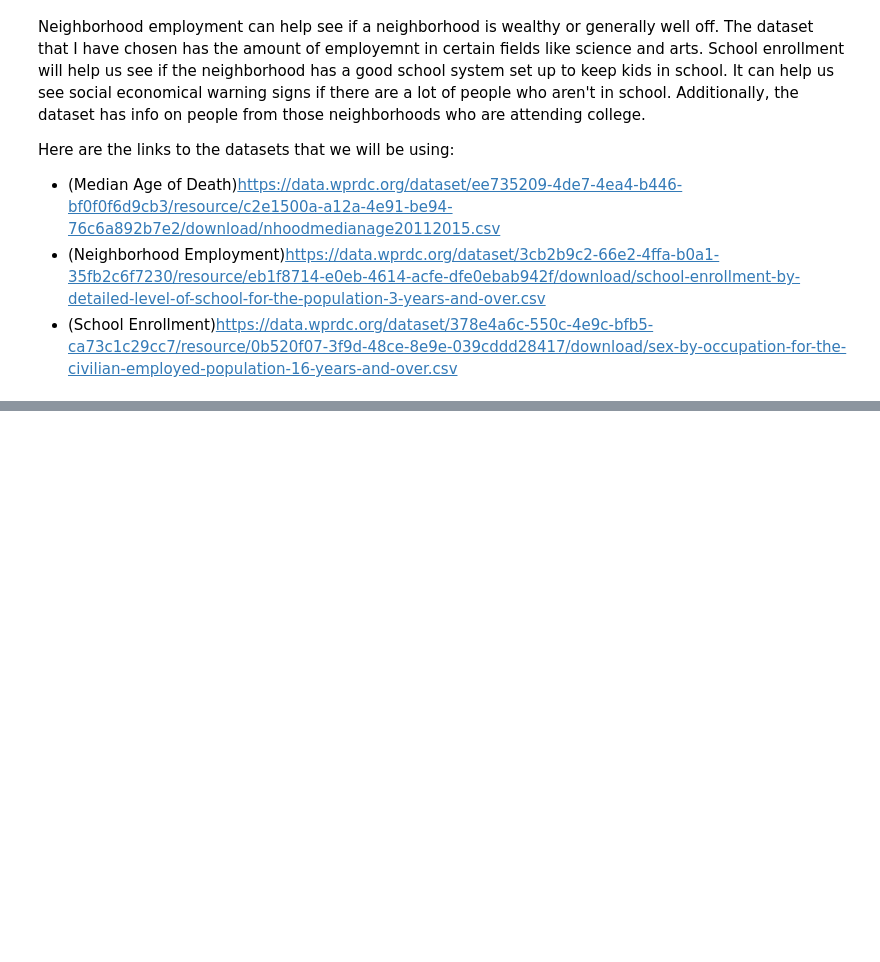
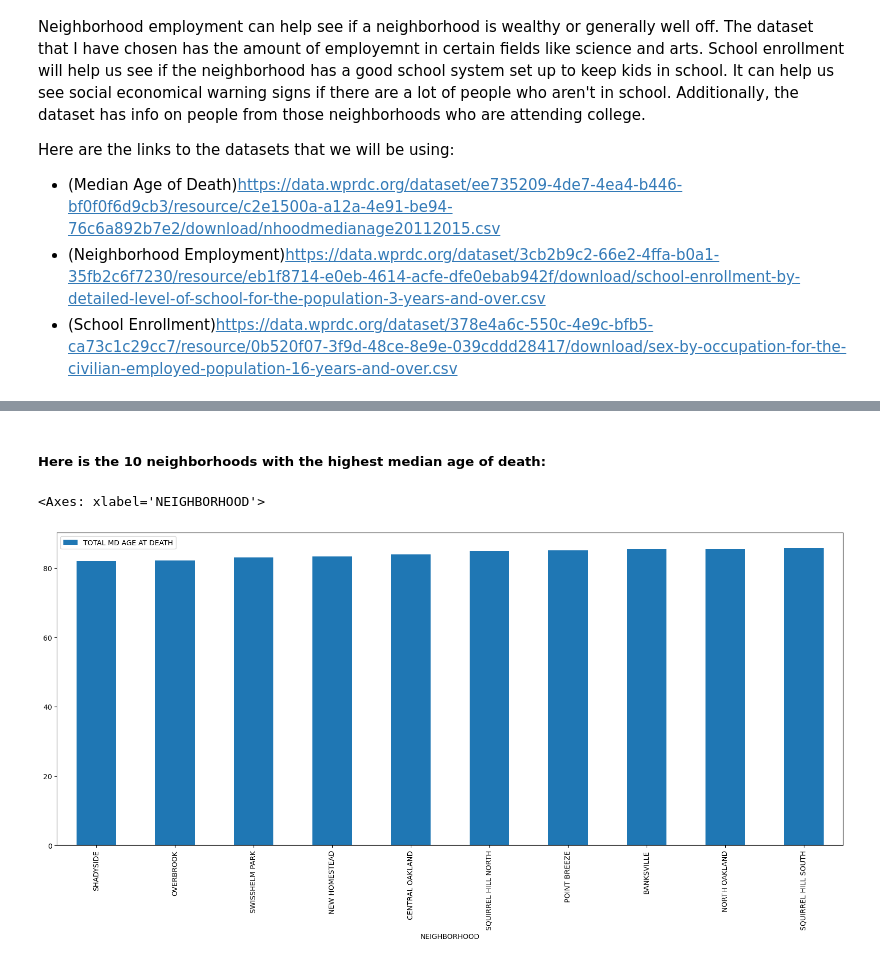
Before and after one commit to DrBobbyBob/CMPINF0010_Final_Project, a Jupyter notebook: finalProject_pres.ipynb, the cells around one changed output, grey strips where cells are left out. Drawn from its saved outputs; the diff is of its cells as text; code cells hidden in the pictures; blank space fills up the shorter version.

```diff
--- a/finalProject_pres.ipynb
+++ b/finalProject_pres.ipynb
@@ -48,0 +91,8 @@ Due to some of the data being unecessary and confusing, I trimmed down the data
+# %% [markdown]
+##### Here is the 10 neighborhoods with the highest median age of death:
+# %%
+highest = sorted_df.tail(10)
+highest.plot(x='NEIGHBORHOOD', y='TOTAL MD AGE AT DEATH', kind="bar", figsize=(20,8))
+# %% [output]
+<Axes: xlabel='NEIGHBORHOOD'>
+[figure, added]
```
Also changed, not shown: parts of 33 cells of this notebook.
